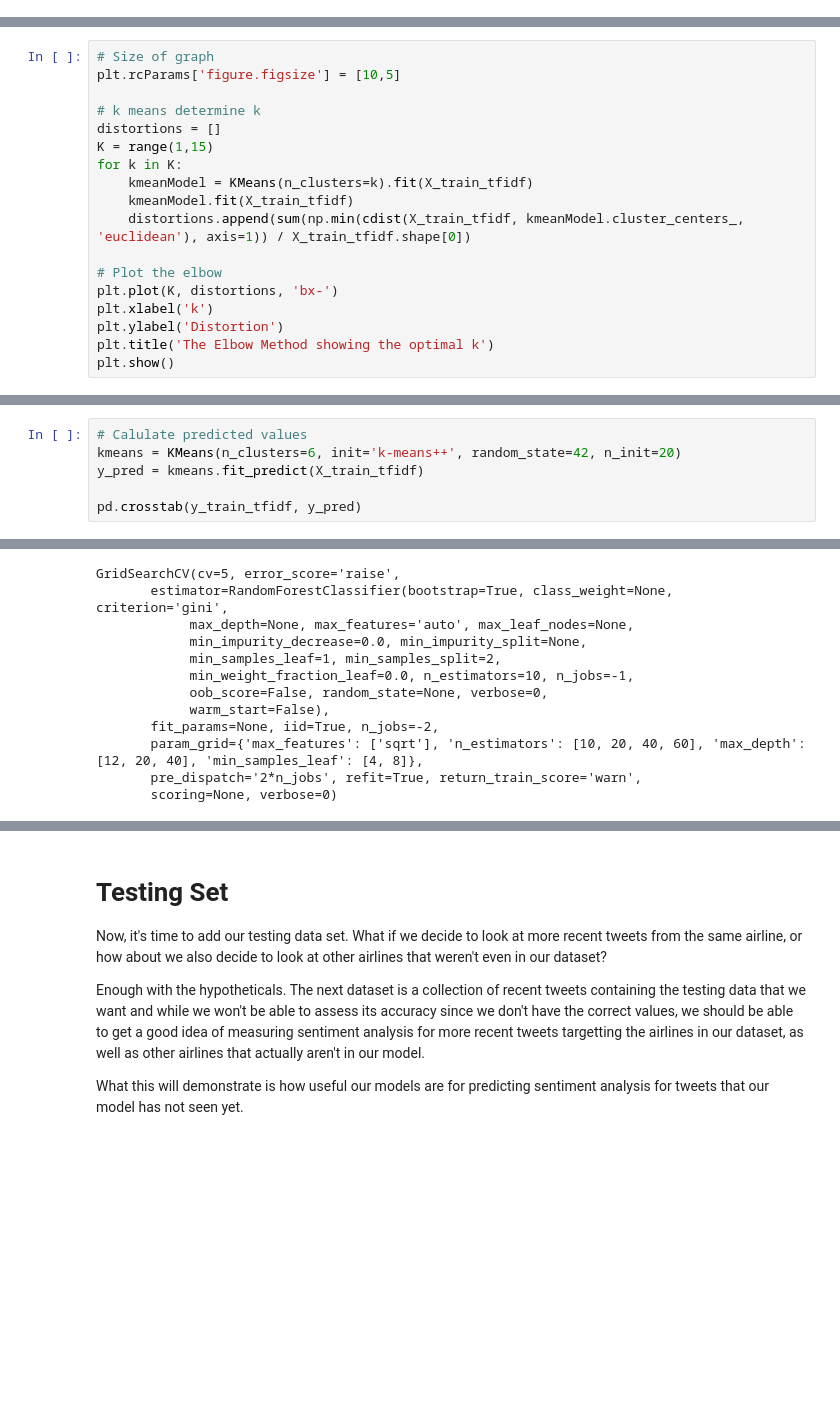
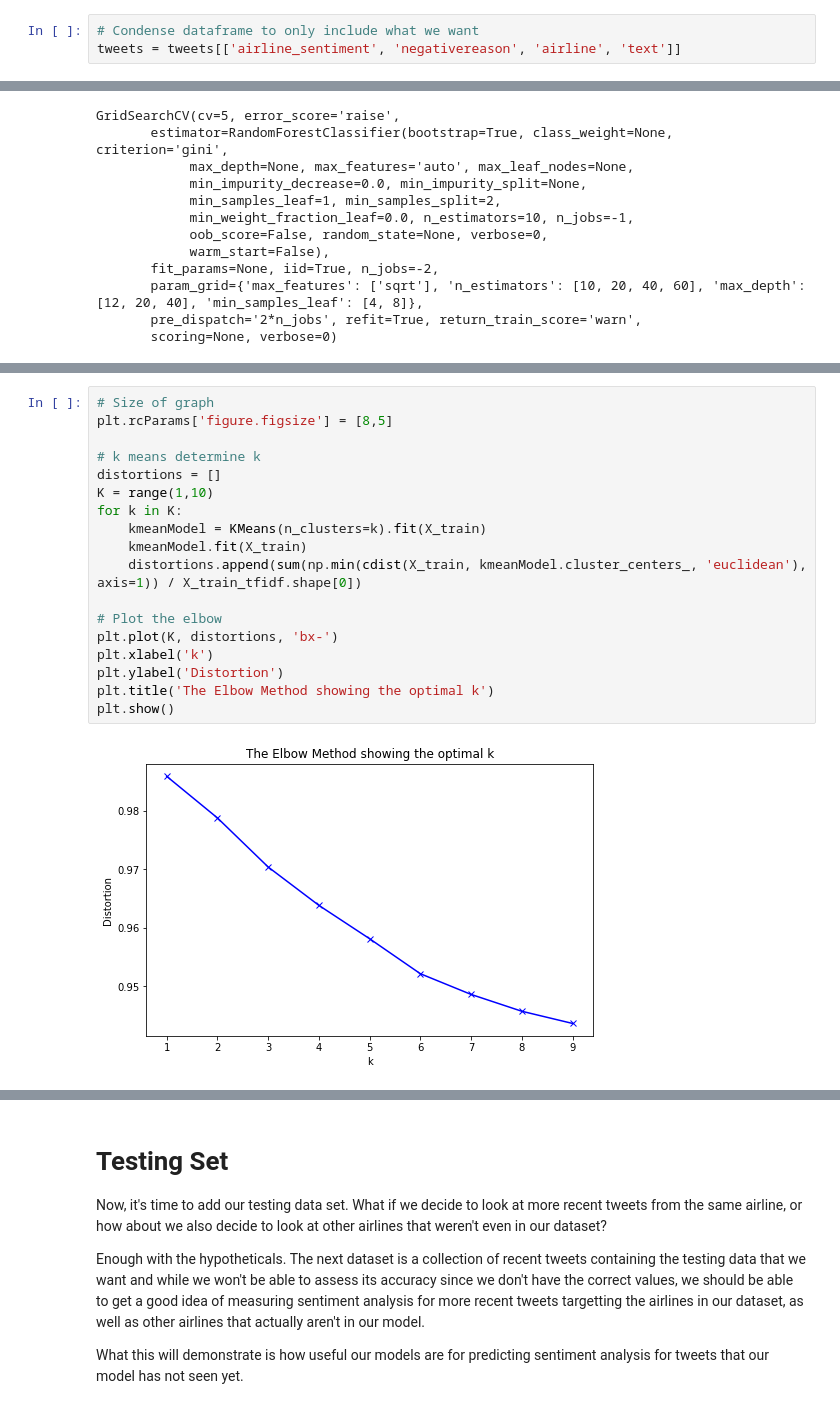
Before and after one commit to mhuh22/Thinkful, a Jupyter notebook: Bootcamp/Unit 7/Airline Sentiment Analysis using Twitter Data.ipynb, the cells around one changed output, grey strips where cells are left out. Cells and saved outputs as stored; diff of their text form; blank space fills up the shorter version.

```diff
--- a/Bootcamp/Unit 7/Airline Sentiment Analysis using Twitter Data.ipynb
+++ b/Bootcamp/Unit 7/Airline Sentiment Analysis using Twitter Data.ipynb
@@ -163,3 +136,6 @@ tweets.drop(['tweet_id'], axis=1,inplace=True)
+# %%
+# Condense dataframe to only include what we want
+tweets = tweets[['airline_sentiment', 'negativereason', 'airline', 'text']]
 # %%
 # Print unique airlines in the dataset
 sorted(tweets['airline'].unique())
@@ -657,18 +604,0 @@ X_train_tfidf.head()
-# %%
-# Size of graph
-plt.rcParams['figure.figsize'] = [10,5]
-
-# k means determine k
-distortions = []
-K = range(1,15)
-for k in K:
-    kmeanModel = KMeans(n_clusters=k).fit(X_train_tfidf)
-    kmeanModel.fit(X_train_tfidf)
-    distortions.append(sum(np.min(cdist(X_train_tfidf, kmeanModel.cluster_centers_, 'euclidean'), axis=1)) / X_train_tfidf.shape[0])
-
-# Plot the elbow
-plt.plot(K, distortions, 'bx-')
-plt.xlabel('k')
-plt.ylabel('Distortion')
-plt.title('The Elbow Method showing the optimal k')
-plt.show()
@@ -677,6 +604,0 @@ plt.show()
-# %%
-# Calulate predicted values
-kmeans = KMeans(n_clusters=6, init='k-means++', random_state=42, n_init=20)
-y_pred = kmeans.fit_predict(X_train_tfidf)
-
-pd.crosstab(y_train_tfidf, y_pred)
@@ -941,0 +874,20 @@ py.offline.iplot(fig, filename='stacked-bar')
+# %%
+# Size of graph
+plt.rcParams['figure.figsize'] = [8,5]
+
+# k means determine k
+distortions = []
+K = range(1,10)
+for k in K:
+    kmeanModel = KMeans(n_clusters=k).fit(X_train)
+    kmeanModel.fit(X_train)
+    distortions.append(sum(np.min(cdist(X_train, kmeanModel.cluster_centers_, 'euclidean'), axis=1)) / X_train_tfidf.shape[0])
+
+# Plot the elbow
+plt.plot(K, distortions, 'bx-')
+plt.xlabel('k')
+plt.ylabel('Distortion')
+plt.title('The Elbow Method showing the optimal k')
+plt.show()
+# %% [output]
+[figure, added]
```
Also changed, not shown: parts of 50 cells of this notebook.
